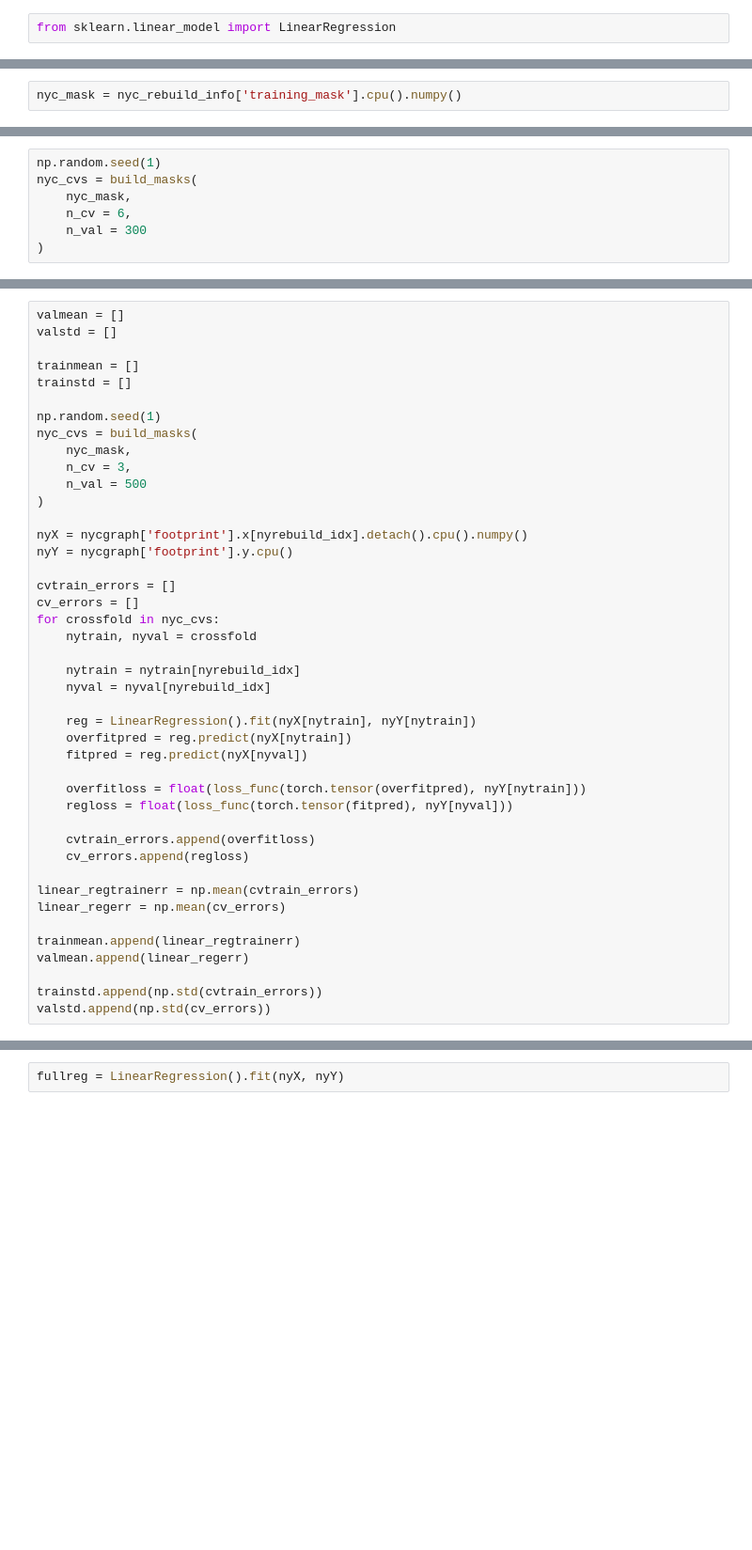
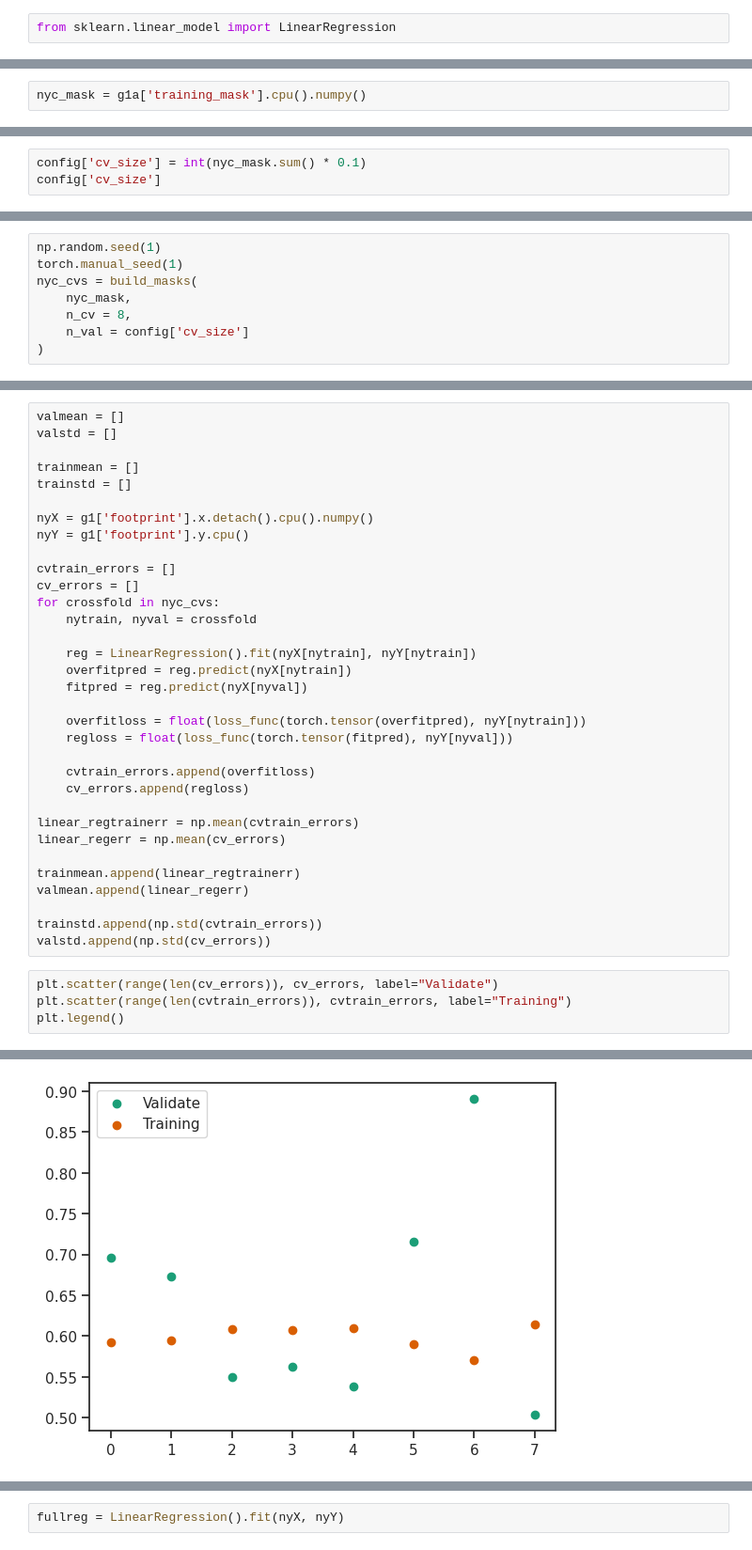
Before and after one commit to trdougherty/GRIDS, a Jupyter notebook: p1_generalbenefits.ipynb, the cells around one changed output, grey strips where cells are left out. Shown at 94% size. Drawn from its saved outputs; the diff is of its cells as text; blank space fills up the shorter version.

```diff
--- a/p1_generalbenefits.ipynb
+++ b/p1_generalbenefits.ipynb
@@ -82,2 +283,2 @@ nyrebuild_idx = torch.tensor(nyc_rebuild_info['rebuild_idx'])
 # %%
-nyc_mask = nyc_rebuild_info['training_mask'].cpu().numpy()
+nyc_mask = g1a['training_mask'].cpu().numpy()
@@ -83,0 +289,3 @@ nyc_mask = nyc_rebuild_info['training_mask'].cpu().numpy()
+# %%
+config['cv_size'] = int(nyc_mask.sum() * 0.1)
+config['cv_size']
@@ -84,7 +294,8 @@ nyc_mask = nyc_rebuild_info['training_mask'].cpu().numpy()
 # %%
 np.random.seed(1)
+torch.manual_seed(1)
 nyc_cvs = build_masks(
     nyc_mask,
-    n_cv = 6,
-    n_val = 300
+    n_cv = 8,
+    n_val = config['cv_size']
 )
@@ -101,23 +306,13 @@ valstd = []
 trainmean = []
 trainstd = []
 
-np.random.seed(1)
-nyc_cvs = build_masks(
-    nyc_mask,
-    n_cv = 3,
-    n_val = 500
-)
-
-nyX = nycgraph['footprint'].x[nyrebuild_idx].detach().cpu().numpy()
-nyY = nycgraph['footprint'].y.cpu()
+nyX = g1['footprint'].x.detach().cpu().numpy()
+nyY = g1['footprint'].y.cpu()
 
 cvtrain_errors = []
 cv_errors = []
 for crossfold in nyc_cvs:
     nytrain, nyval = crossfold
-
-    nytrain = nytrain[nyrebuild_idx]
-    nyval = nyval[nyrebuild_idx]
 
     reg = LinearRegression().fit(nyX[nytrain], nyY[nytrain])
     overfitpred = reg.predict(nyX[nytrain])
@@ -137,3 +332,8 @@ valmean.append(linear_regerr)
 
 trainstd.append(np.std(cvtrain_errors))
 valstd.append(np.std(cv_errors))
+# %%
+plt.scatter(range(len(cv_errors)), cv_errors, label="Validate")
+plt.scatter(range(len(cvtrain_errors)), cvtrain_errors, label="Training")
+plt.legend()
+# %% [output]
@@ -139,0 +341 @@ valstd.append(np.std(cv_errors))
+[figure, added]
```
Also changed, not shown: parts of 132 cells of this notebook, 21 other files.
